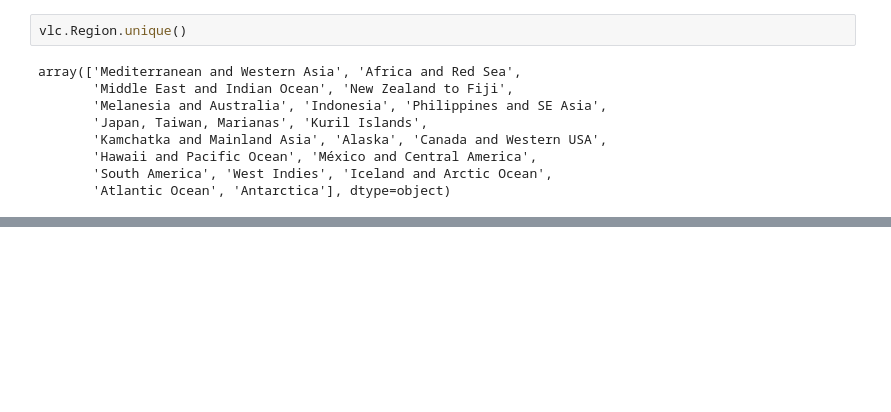
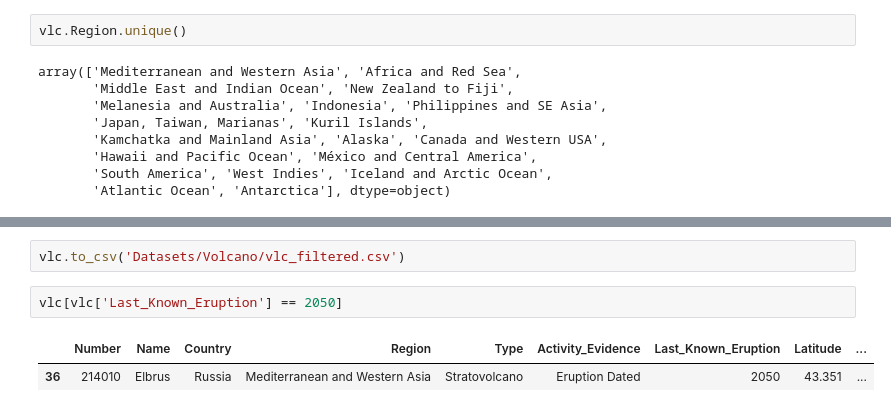
Before and after one commit to htuteja04/practice, a Jupyter notebook: Pandas/Practice_4.ipynb, the cells around one changed output, grey strips where cells are left out. Drawn from its saved outputs; the diff is of its cells as text; blank space fills up the shorter version.

```diff
--- a/Pandas/Practice_4.ipynb
+++ b/Pandas/Practice_4.ipynb
@@ -396,0 +397,7 @@ regional_elevation.to_csv('Datasets/Volcano/DRT1.csv')
+# %%
+vlc.to_csv('Datasets/Volcano/vlc_filtered.csv')
+# %%
+vlc[vlc['Last_Known_Eruption'] == 2050]
+# %% [output]
+|  | Number | Name | Country | Region | Type | Activity_Evidence | Last_Known_Eruption | Latitude | ... |
+| 36 | 214010 | Elbrus | Russia | Mediterranean and Western Asia | Stratovolcano | Eruption Dated | 2050 | 43.351 | ... |
```
Also changed, not shown: parts of 40 cells of this notebook, 1 other file.
